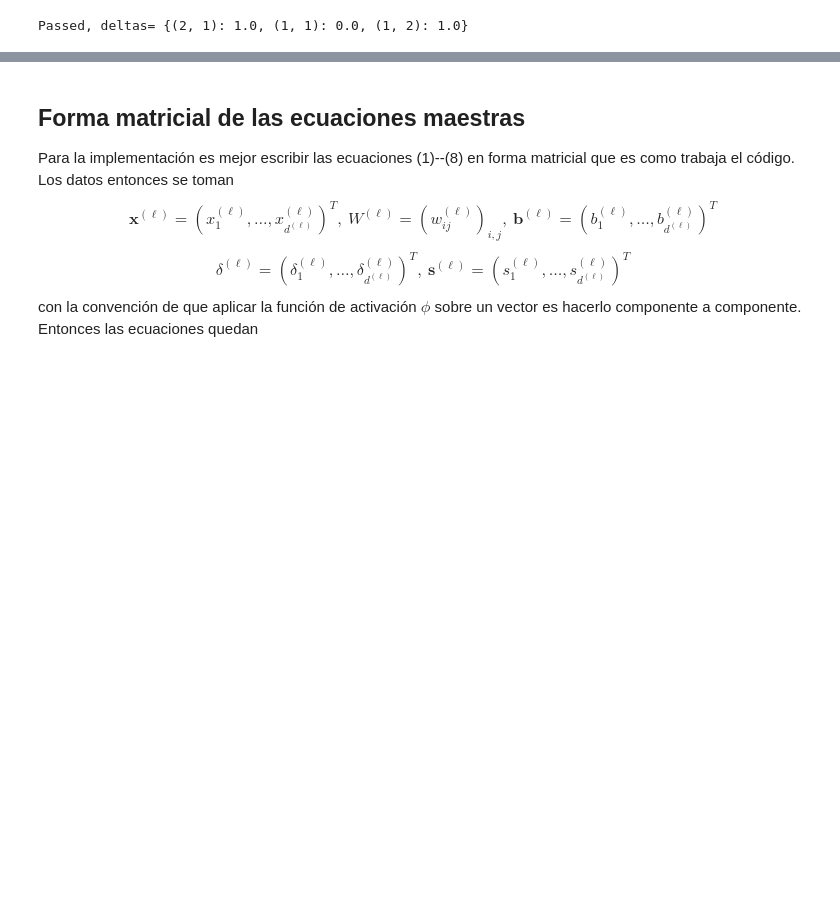
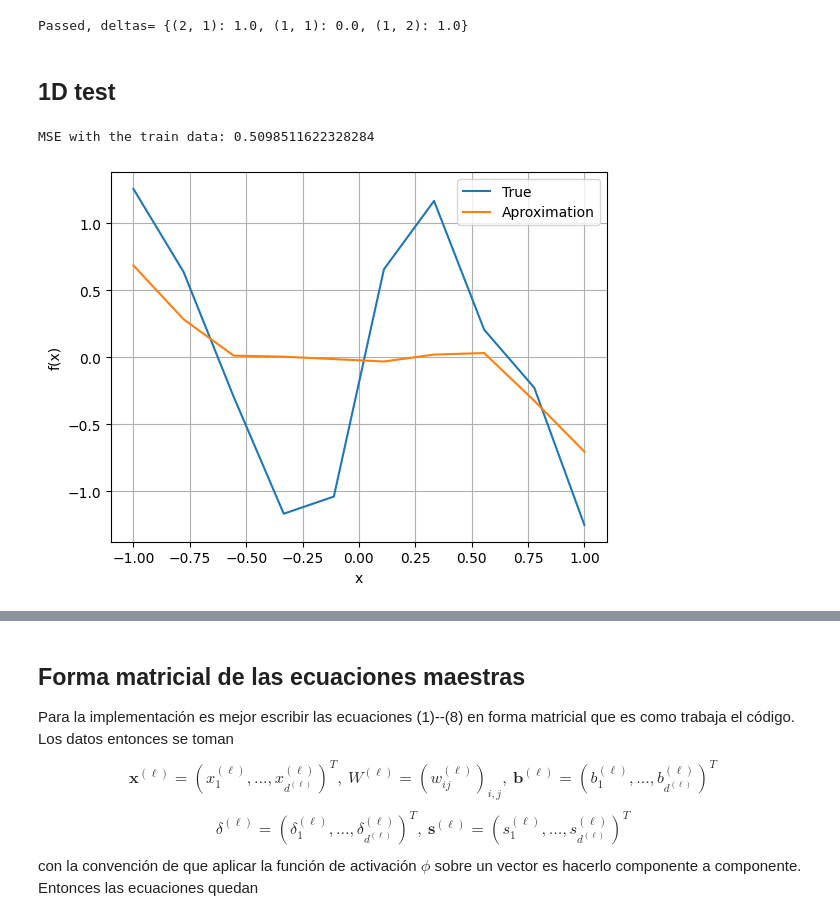
Before and after one commit to aaronbernal28/Neural_network_architectures, a Jupyter notebook: Notebooks/first_implementation.ipynb, the cells around one changed output, grey strips where cells are left out. Cells and saved outputs as stored; diff of their text form; code cells hidden in the pictures; blank space fills up the shorter version.

```diff
--- a/Notebooks/first_implementation.ipynb
+++ b/Notebooks/first_implementation.ipynb
@@ -41,15 +41,15 @@ def initialize_parameters(d):
     L = len(d) - 1
     W = {}
     B = {}
-
+    np.random.seed(0)
     for l in range(1, L+1):
         for j in range(1, d[l]+1):
             # Biases
-            B[l, j] = 0
+            B[l, j] = np.random.uniform(low=-0.5, high=0.5)
 
             # Weights
-            for i in range(d[l-1]+1):
-                W[l, i, j] = 1
+            for i in range(1, d[l-1]+1):
+                W[l, i, j] = np.random.uniform(low=-0.5, high=0.5)
     return W, B
 
 # Test
@@ -179,4 +193,14 @@ assert math.isclose(r2[(1,2)], e2[(1,2)], abs_tol=1e-9)
 print("Passed, deltas=", r2)
 # %% [output]
 Passed, deltas= {(2, 1): 1.0, (1, 1): 0.0, (1, 2): 1.0}
+# %%
+from sklearn.metrics import mean_squared_error
+def testing(X_test: np.ndarray, y_test: np.ndarray, W: dict, B: dict, d: list, phi) -> float:
+    assert len(X_test) == len(y_test)
+    y_pred = []
+    for x in X_test:
+        X = forward_propagation(x, W, B, phi, d)
+        y_pred.append([X[len(d)-1, j] for j in range(1, d[-1] + 1)])
+    y_pred = np.array(y_pred)
+    return y_pred, mean_squared_error(y_pred, y_test)
 # %%
@@ -248 +278,3 @@ def neural_network_regression(X_train: np.ndarray, y_train: np.ndarray,
     return W, B
+# %% [markdown]
+## 1D test
@@ -248,0 +290,26 @@ def neural_network_regression(X_train: np.ndarray, y_train: np.ndarray,
+# %%
+# the test set is our eyes
+
+X_train = np.linspace(-1, 1, 10)
+#y_train = (np.sin(1 / (0.1 + (X_train - 2.5)**2)) * np.exp(-(X_train - 2.5)**2))
+y_train = np.sin(X_train*5) + np.random.normal(0, 0.2, len(X_train))
+
+d = [1, 100, 100, 1]
+nabla = 0.001
+
+W, B = fit_neural_network_regression(X_train, y_train, d, nabla, relu, d_relu, max_iter=2000, eps=0.001)
+
+y_pred, score = testing(X_train, y_train, W, B, d, relu)
+
+# the test set is our eyes
+
+plt.plot(X_train, y_train, label='True')
+plt.plot(X_train, y_pred, label='Aproximation')
+plt.xlabel("x")
+plt.ylabel("f(x)")
+plt.grid(True)
+plt.legend()
+plt.show()
+# %% [output]
+MSE with the train data: 0.5098511622328284
+[figure, added]
```
Also changed, not shown: parts of 6 cells of this notebook.
